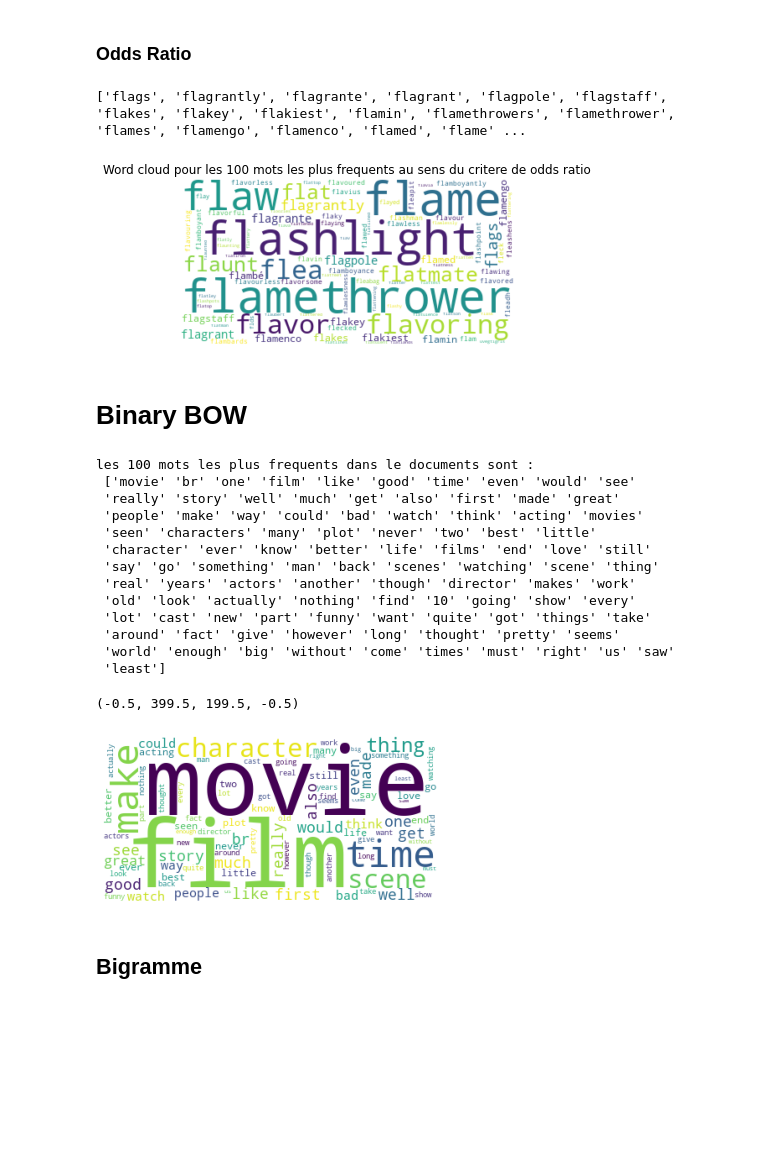
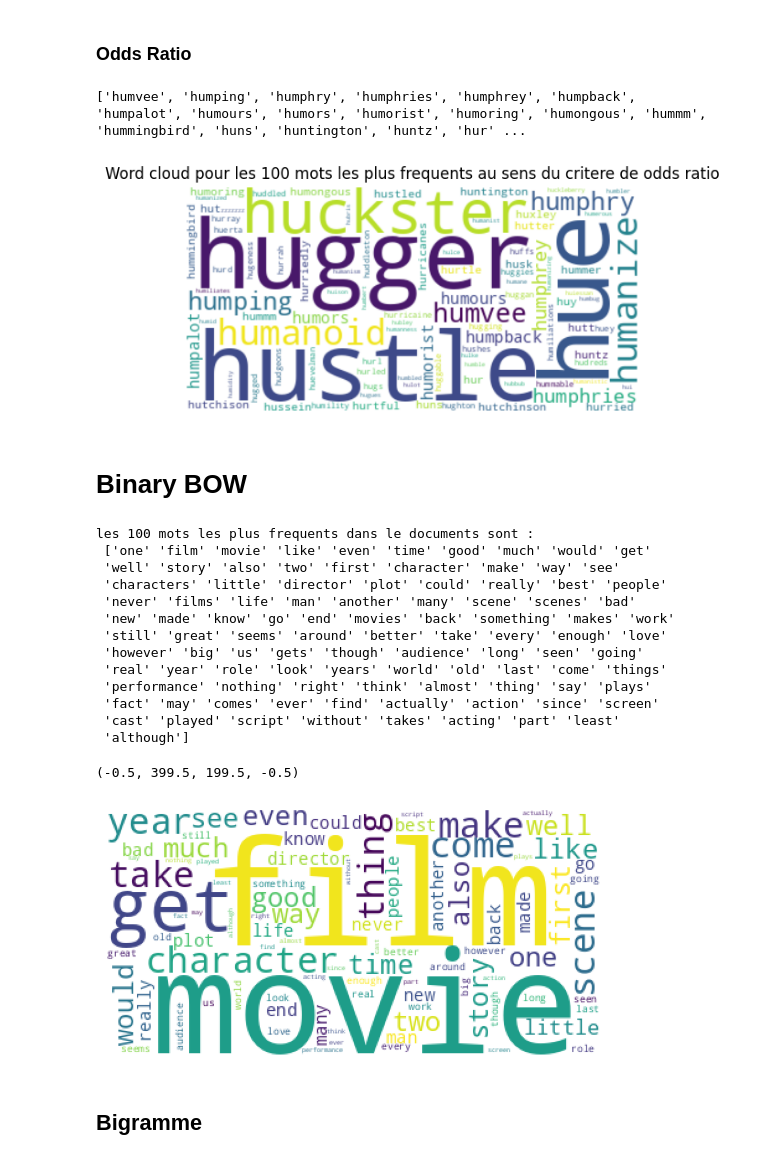
Before and after one commit to Koceila06/Natural-Language-Processing, a Jupyter notebook: projet_NLP/KEMICHE_Project_Movies.ipynb, the cells around one changed output. Saved outputs shown, nothing was run; the diff lists cells and outputs as text; code cells hidden in the pictures; blank space fills up the shorter version.

```diff
--- a/projet_NLP/KEMICHE_Project_Movies.ipynb
+++ b/projet_NLP/KEMICHE_Project_Movies.ipynb
@@ -186,9 +201,6 @@ def database_stemming(data):
         data_stemmer.append(chaine)
     return data_stemmer
 # %%
-path = "./datasets/movies/movies1000/"
+path = "drive/MyDrive/movies1000/"
 data_small,label_small = load_movies_small(path)
-
-data_large_train,label_large_train,data_large_test,label_large_test = load_movies_large()
-#data_large_train_stemmed = database_stemming(data_large_train)
 # %%
@@ -342,7 +350,7 @@ la taille du vocabulaire si on ne garde que les 100 mots les plus fréquents est
 ### frequences documentaire
 # %%
 vectorizer = TfidfVectorizer()
-X_freq_doc = vectorizer.fit_transform(data_large_train)
+X_freq_doc = vectorizer.fit_transform(data_small)
 freq = X_freq_doc.sum(axis=0).A1
 indice_100 = np.argsort(-freq)[:100]
 mots_freq = np.array(vectorizer.get_feature_names_out())[indice_100]
@@ -381,36 +389,36 @@ plt.plot(range(len(freq)),freq,marker ='o')
 # %%
 def get_Wordcloud_odds_ratio(X,labels_films):
     X_0 = X[np.where(labels_films == 0)[0]]
     X_1 = X[np.where(labels_films == 1)[0]]
 
     frequencies_0 = [np.sum(X_0[:,i]) for i in range(X_0.shape[1])]
     frequencies_1 = [np.sum(X_0[:,i]) for i in range(X_0.shape[1])]
 
     odds_ratio = [np.log((frequencies_0[i]*(1 - frequencies_1[i])) / (frequencies_1[i]*(1 - frequencies_0[i]))) for i in range(len(frequencies_0))]
     ind_freq = np.argsort(odds_ratio)[-100:]
     mots_freq3 = [vectorizer.get_feature_names_out()[i] for i in ind_freq]
     print(mots_freq3)
 
     w_cloud = ""
     for elem in mots_freq3:
         w_cloud += str(elem)+" "
 
     wordcloud = WordCloud(background_color='White').generate(w_cloud)
     plt.imshow(wordcloud, interpolation='bilinear')
     plt.title("Word cloud pour les 100 mots les plus frequents au sens du critere de odds ratio")
     plt.axis("off")
     plt.show()
 vectorizer = CountVectorizer()
-X = vectorizer.fit_transform(data_large_train)
-get_Wordcloud_odds_ratio(X,label_large_train)
+X = vectorizer.fit_transform(data_small)
+get_Wordcloud_odds_ratio(X,label_small)
 # %% [output]
-['flags', 'flagrantly', 'flagrante', 'flagrant', 'flagpole', 'flagstaff', 'flakes', 'flakey', 'flakiest', 'flamin', 'flamethrowers', 'flamethrower', 'flames', 'flamengo', 'flamenco', 'flamed', 'flame' ...
+['humvee', 'humping', 'humphry', 'humphries', 'humphrey', 'humpback', 'humpalot', 'humours', 'humors', 'humorist', 'humoring', 'humongous', 'hummm', 'hummingbird', 'huns', 'huntington', 'huntz', 'hur' ...
-[figure, old version]
+[figure, new version]
 # %% [markdown]
 # Binary BOW
 # %%
 vectorizer = CountVectorizer(stop_words = final_stopwords_list,binary=True)
-bow_binary = vectorizer.fit_transform(data_large_train)
+bow_binary = vectorizer.fit_transform(data_small)
 freq = bow_binary.sum(axis=0).A1
 indice_100 = np.argsort(-freq)[:100]
 mots_freq = np.array(vectorizer.get_feature_names_out())[indice_100]
@@ -425,20 +433,20 @@ plt.imshow(wordcoud_freq)
 plt.axis("off")
 # %% [output]
 les 100 mots les plus frequents dans le documents sont :
- ['movie' 'br' 'one' 'film' 'like' 'good' 'time' 'even' 'would' 'see'
- 'really' 'story' 'well' 'much' 'get' 'also' 'first' 'made' 'great'
- 'people' 'make' 'way' 'could' 'bad' 'watch' 'think' 'acting' 'movies'
- 'seen' 'characters' 'many' 'plot' 'never' 'two' 'best' 'little'
- 'character' 'ever' 'know' 'better' 'life' 'films' 'end' 'love' 'still'
- 'say' 'go' 'something' 'man' 'back' 'scenes' 'watching' 'scene' 'thing'
- 'real' 'years' 'actors' 'another' 'though' 'director' 'makes' 'work'
- 'old' 'look' 'actually' 'nothing' 'find' '10' 'going' 'show' 'every'
- 'lot' 'cast' 'new' 'part' 'funny' 'want' 'quite' 'got' 'things' 'take'
- 'around' 'fact' 'give' 'however' 'long' 'thought' 'pretty' 'seems'
- 'world' 'enough' 'big' 'without' 'come' 'times' 'must' 'right' 'us' 'saw'
- 'least']
+ ['one' 'film' 'movie' 'like' 'even' 'time' 'good' 'much' 'would' 'get'
+ 'well' 'story' 'also' 'two' 'first' 'character' 'make' 'way' 'see'
+ 'characters' 'little' 'director' 'plot' 'could' 'really' 'best' 'people'
+ 'never' 'films' 'life' 'man' 'another' 'many' 'scene' 'scenes' 'bad'
+ 'new' 'made' 'know' 'go' 'end' 'movies' 'back' 'something' 'makes' 'work'
+ 'still' 'great' 'seems' 'around' 'better' 'take' 'every' 'enough' 'love'
+ 'however' 'big' 'us' 'gets' 'though' 'audience' 'long' 'seen' 'going'
+ 'real' 'year' 'role' 'look' 'years' 'world' 'old' 'last' 'come' 'things'
+ 'performance' 'nothing' 'right' 'think' 'almost' 'thing' 'say' 'plays'
+ 'fact' 'may' 'comes' 'ever' 'find' 'actually' 'action' 'since' 'screen'
+ 'cast' 'played' 'script' 'without' 'takes' 'acting' 'part' 'least'
+ 'although']
 (-0.5, 399.5, 199.5, -0.5)
-[figure, old version]
+[figure, new version]
 # %% [markdown]
 ## Bigramme
 # %%
```
Also changed, not shown: parts of 59 cells of this notebook.
